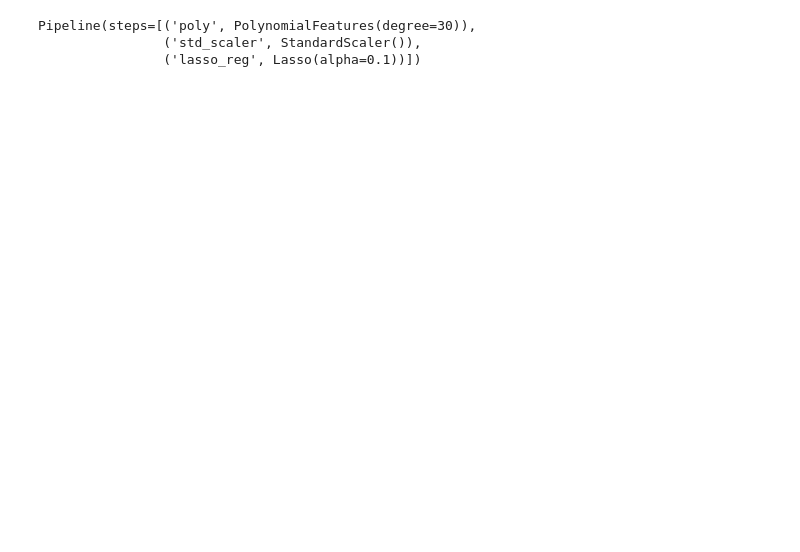
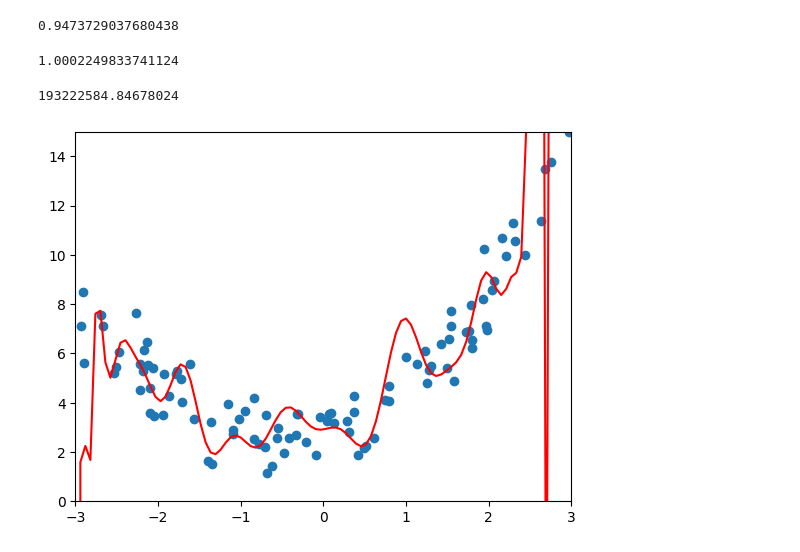
Before and after one commit to AberChiong/DeepLearningStudy, a Jupyter notebook: 正则化约束.ipynb, the cells around one changed output. Saved outputs shown, nothing was run; the diff lists cells and outputs as text; code cells hidden in the pictures; blank space fills up the shorter version.

```diff
--- a/正则化约束.ipynb
+++ b/正则化约束.ipynb
@@ -34,15 +34,17 @@ def LassoRegression(degree, alpha):
         ('std_scaler', StandardScaler()),
         ('lasso_reg', Lasso(alpha=alpha))
     ])
+# %%
+from sklearn.linear_model import Ridge
+#构建Ridge回归算法（L2范数）
+def RidgeRegression(degree, alpha):
+    return Pipeline([
+        ('poly', PolynomialFeatures(degree=degree)),
+        ('std_scaler', StandardScaler()),
+        ('ridge_reg', Ridge(alpha=alpha))
+    ])
 # %%
 #设置随机种子
 np.random.seed(666)
 #构建数据集
 X_train, X_test, y_train, y_test = train_test_split(X, y)
-#设置训练参数
-lasso_reg1 = LassoRegression(30, 0.1)
-lasso_reg1.fit(X_train,y_train)
-# %% [output]
-Pipeline(steps=[('poly', PolynomialFeatures(degree=30)),
-                ('std_scaler', StandardScaler()),
-                ('lasso_reg', Lasso(alpha=0.1))])
@@ -51,0 +51,33 @@ mean_squared_error(y_test,y1_predict)
+# %%
+#设置L1训练参数
+lasso_reg1 = LassoRegression(30, 0.1)
+lasso_reg1.fit(X_train,y_train)
+#训练模型
+y1_predict=lasso_reg1.predict(X_test)
+#模型准确率
+mean_squared_error(y_test,y1_predict)
+# %% [output]
+0.9473729037680438
+# %%
+ridge_reg2 = RidgeRegression(30, 0.1)
+ridge_reg2.fit(X_train,y_train)
+y2_predict=ridge_reg2.predict(X_test)
+mean_squared_error(y_test,y2_predict)
+# %% [output]
+1.0002249833741124
+# %%
+poly30_reg = PolynomialRegression(degree=30)
+poly30_reg.fit(X_train, y_train)
+y30_predict = poly30_reg.predict(X_test)
+mean_squared_error(y_test, y30_predict)
+# %% [output]
+193222584.84678024
+# %%
+X_plot = np.linspace(-3, 3, 100).reshape(100, 1)
+y_plot = poly30_reg.predict(X_plot)
+plt.scatter(X, y)
+plt.plot(X_plot[:, 0], y_plot, color='r')
+plt.axis([-3, 3, 0, 15])
+plt.show()
+# %% [output]
+[figure, added]
```
Also changed, not shown: parts of 4 cells of this notebook, 2 other files.
